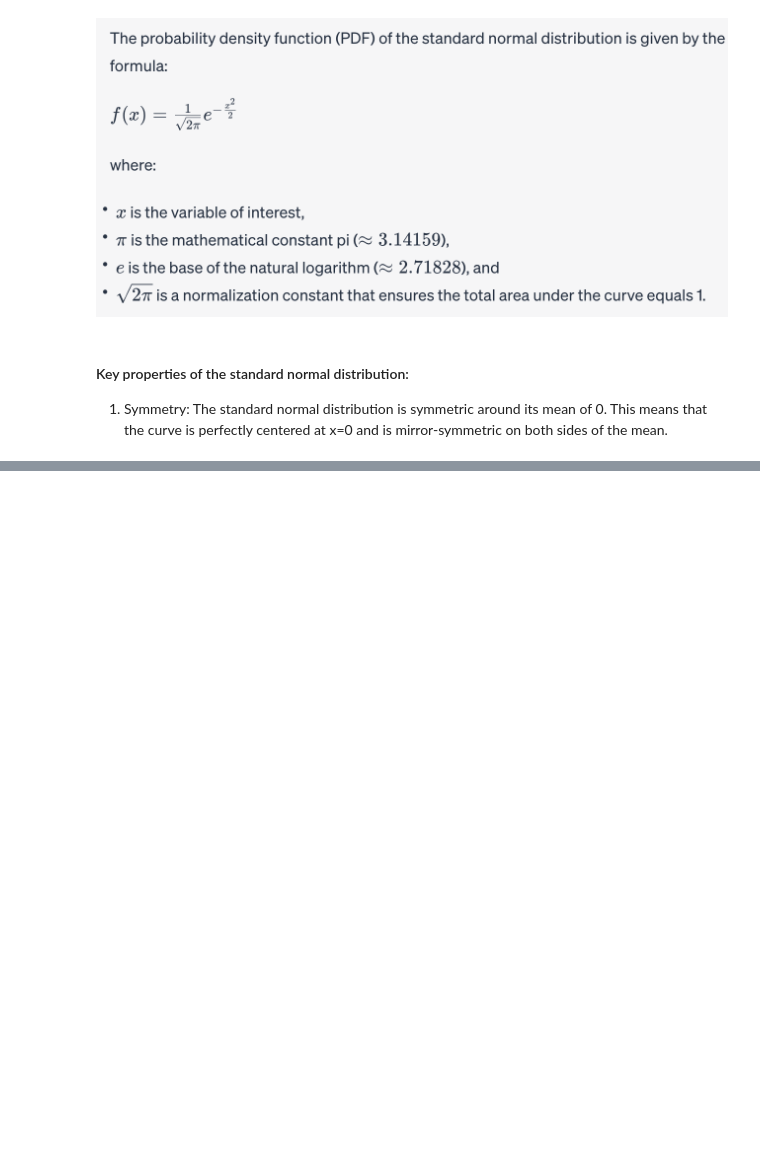
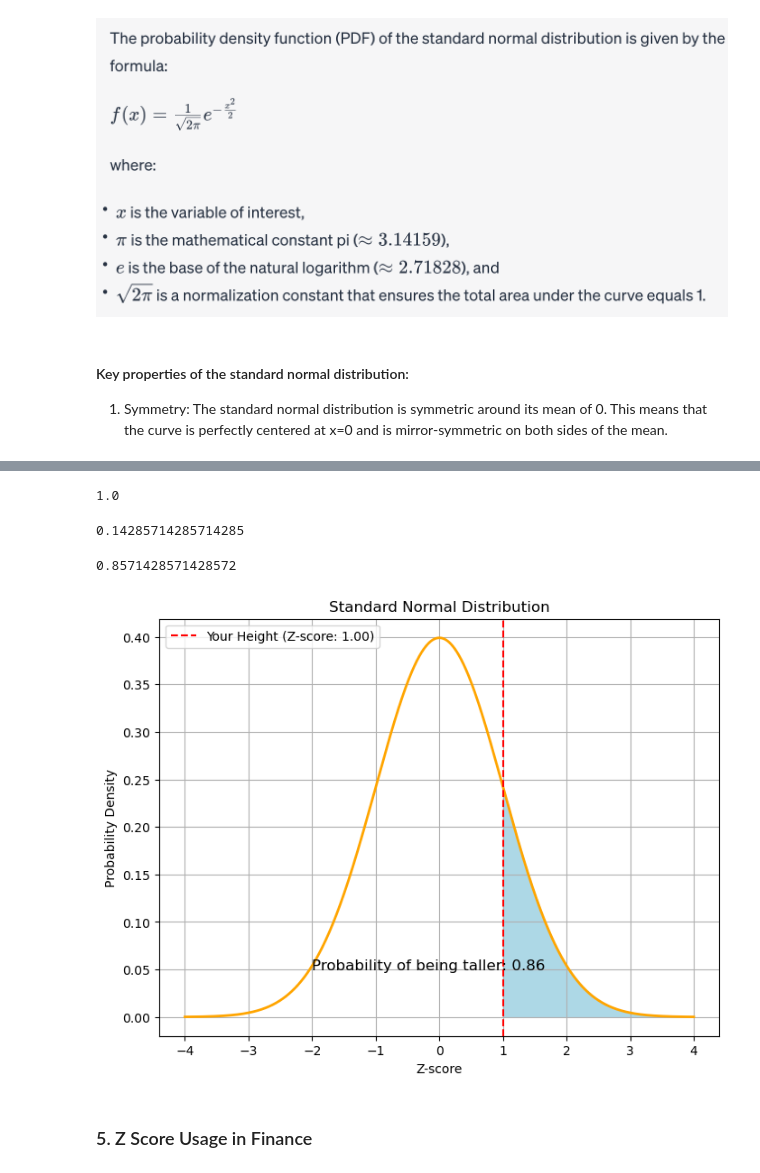
Before and after one commit to AnalyticalHarry/AdvanceStatistics, a Jupyter notebook: CHAPTER 3 - STANDARD SCORES.ipynb, the cells around one changed output, grey strips where cells are left out. Drawn from its saved outputs; the diff is of its cells as text; code cells hidden in the pictures; blank space fills up the shorter version.

```diff
--- a/CHAPTER 3 - STANDARD SCORES.ipynb
+++ b/CHAPTER 3 - STANDARD SCORES.ipynb
@@ -163,0 +284,12 @@ The standard normal distribution, also known as the Z-distribution or Gaussian d
+# %%
+your_height = 180 #cm
+# %%
+# Mean and standard deviation of the population (hypothetical values)
+mean_height = 170
+std_deviation = 10
+# %%
+# Calculate the Z-score for your height
+z_score = (your_height - mean_height) / std_deviation
+z_score
+# %% [output]
+1.0
@@ -163,0 +300,30 @@ The standard normal distribution, also known as the Z-distribution or Gaussian d
+# %%
+fraction_taller_than_you
+# %% [output]
+0.14285714285714285
+# %%
+probability_taller_than_you
+# %% [output]
+0.8571428571428572
+# %%
+plt.figure(figsize=(8, 6))
+x = np.linspace(-4, 4, 1000)  # Range of Z-scores from -4 to 4
+pdf = norm.pdf(x, loc=0, scale=1)
+plt.plot(x, pdf, color='orange', linewidth=2)
+
+shade_x = np.linspace(z_score, 4, 1000)  # From your Z-score to the end of the curve
+shade_y = norm.pdf(shade_x, loc=0, scale=1)
+plt.fill_between(shade_x, shade_y, color='lightblue')
+
+plt.xlabel('Z-score')
+plt.ylabel('Probability Density')
+plt.title('Standard Normal Distribution')
+plt.axvline(x=z_score, color='red', linestyle='--', label=f'Your Height (Z-score: {z_score:.2f})')
+plt.text(-2, 0.05, f'Probability of being taller: {probability_taller_than_you:.2f}', fontsize=12)
+plt.grid(True)
+plt.legend()
+plt.show()
+# %% [output]
+[figure, added]
+# %% [markdown]
+### 5. Z Score Usage in Finance
```
Also changed, not shown: parts of 48 cells of this notebook.
